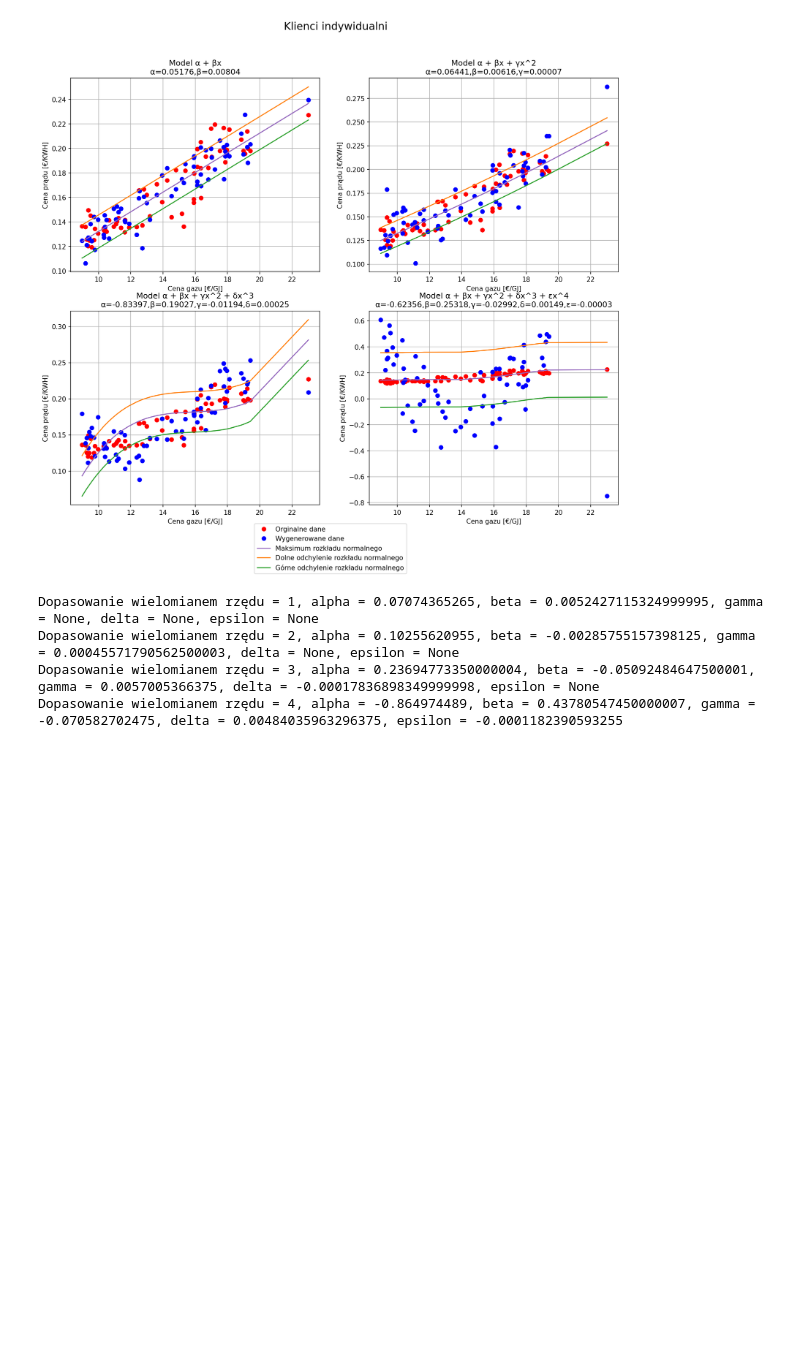
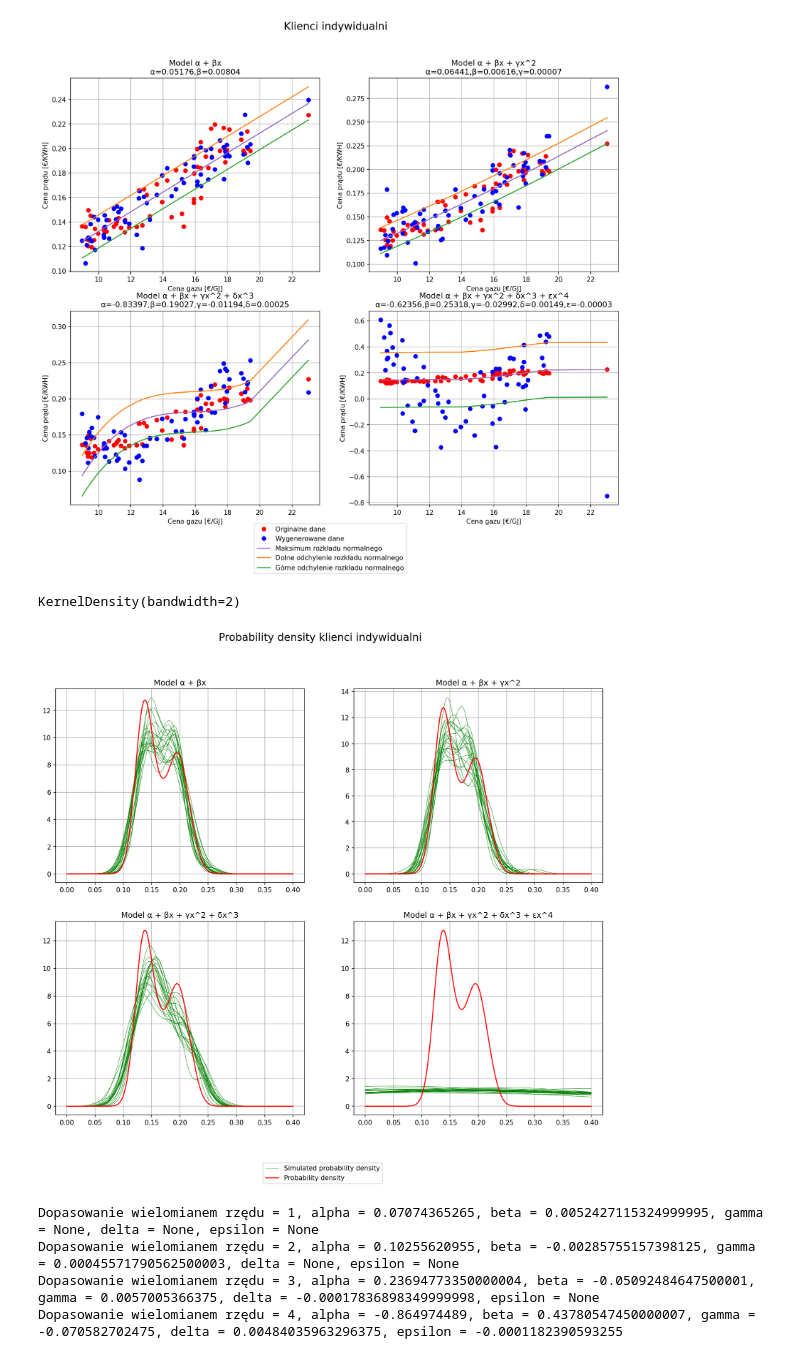
Before and after one commit to JTSawicki/Projekt-DataAnalytics-2022, a Jupyter notebook: Source_Code/Models 2.ipynb, the cells around one changed output. Saved outputs shown, nothing was run; the diff lists cells and outputs as text; code cells hidden in the pictures; blank space fills up the shorter version.

Commit message:
Probability density

```diff
--- a/Source_Code/Models 2.ipynb
+++ b/Source_Code/Models 2.ipynb
@@ -238,6 +241,28 @@ def PlotFitedData(x, y, fit_data, fit_degree, ax):
         ax.set_title('Model α + βx + γx^2 + δx^3\nα={:.5f},β={:.5f},γ={:.5f},δ={:.5f}'.format(alpha, beta, gamma, delta))
     elif fit_degree == 4:
         ax.set_title('Model α + βx + γx^2 + δx^3 + εx^4\nα={:.5f},β={:.5f},γ={:.5f},δ={:.5f},ε={:.5f}'.format(alpha, beta, gamma, delta, epsilon))
+
+
+def PlotProbabilityDensity(y, fit_data, fit_degree, ax, densityNum=15, linStart=0, linEnd=1, linNum=500):
+    u = np.linspace(linStart, linEnd, linNum)
+    y_sim = fit_data.stan_variable('y_sim')
+    for i in range(densityNum):
+        kernel = gaussian_kde(sorted(y_sim[i, :]))
+        if i == densityNum-1:
+            ax.plot(u, kernel.evaluate(u), 'g', linewidth=0.5, label='Simulated probability density')
+        else:
+            ax.plot(u, kernel.evaluate(u), 'g', linewidth=0.5)
+    kernel = gaussian_kde(sorted(y))
+    ax.plot(u, kernel.evaluate(u), 'r', linewidth=1.5, label='Probability density')
+
+    if fit_degree == 1:
+        ax.set_title('Model α + βx')
+    elif fit_degree == 2:
+        ax.set_title('Model α + βx + γx^2')
+    elif fit_degree == 3:
+        ax.set_title('Model α + βx + γx^2 + δx^3')
+    elif fit_degree == 4:
+        ax.set_title('Model α + βx + γx^2 + δx^3 + εx^4')
 # %%
 f, axs = plt.subplots(2, 2, figsize=(15,12), dpi=150)
 
@@ -258,6 +283,30 @@ Dopasowanie wielomianem rzędu = 2, alpha = 0.064405229185105, beta = 0.00615977
 Dopasowanie wielomianem rzędu = 3, alpha = -0.8339716649999999, beta = 0.19026694500000002, gamma = -0.011941817275000002, delta = 0.00025116759050000003, epsilon = None
 Dopasowanie wielomianem rzędu = 4, alpha = -0.6235565715, beta = 0.2531775932500001, gamma = -0.029922741275000008, delta = 0.0014941717274999996, epsilon = -2.6206626174999997e-05
 [figure]
+# %%
+from sklearn.neighbors import KernelDensity
+sample = sorted(eh_mean_list)
+sample = np.array(sample).reshape(len(sample), 1)
+density_model = KernelDensity(bandwidth=2, kernel='gaussian')
+density_model.fit(sample)
+# %% [output]
+KernelDensity(bandwidth=2)
+# %%
+f, axs = plt.subplots(2, 2, figsize=(15,12), dpi=150)
+
+PlotProbabilityDensity(eh_mean_list, h_fit_degree1, 1, axs[0, 0], densityNum=20, linEnd=0.4)
+PlotProbabilityDensity(eh_mean_list, h_fit_degree2, 2, axs[0, 1], densityNum=20, linEnd=0.4)
+PlotProbabilityDensity(eh_mean_list, h_fit_degree3, 3, axs[1, 0], densityNum=20, linEnd=0.4)
+PlotProbabilityDensity(eh_mean_list, h_fit_degree4, 4, axs[1, 1], densityNum=20, linEnd=0.4)
+
+f.suptitle('Probability density klienci indywidualni', fontsize=16)
+plt.rcParams['axes.grid'] = True
+handles, labels = axs[0, 0].get_legend_handles_labels()
+f.legend(handles, labels, loc='lower center')
+plt.savefig('Probability density klienci indywidualni.png', dpi=300, facecolor='w')
+plt.show()
+# %% [output]
+[figure, added]
 # %%
 f, axs = plt.subplots(2, 2, figsize=(15,12), dpi=150)
 
```
Also changed, not shown: parts of 5 cells of this notebook, 2 other files.
